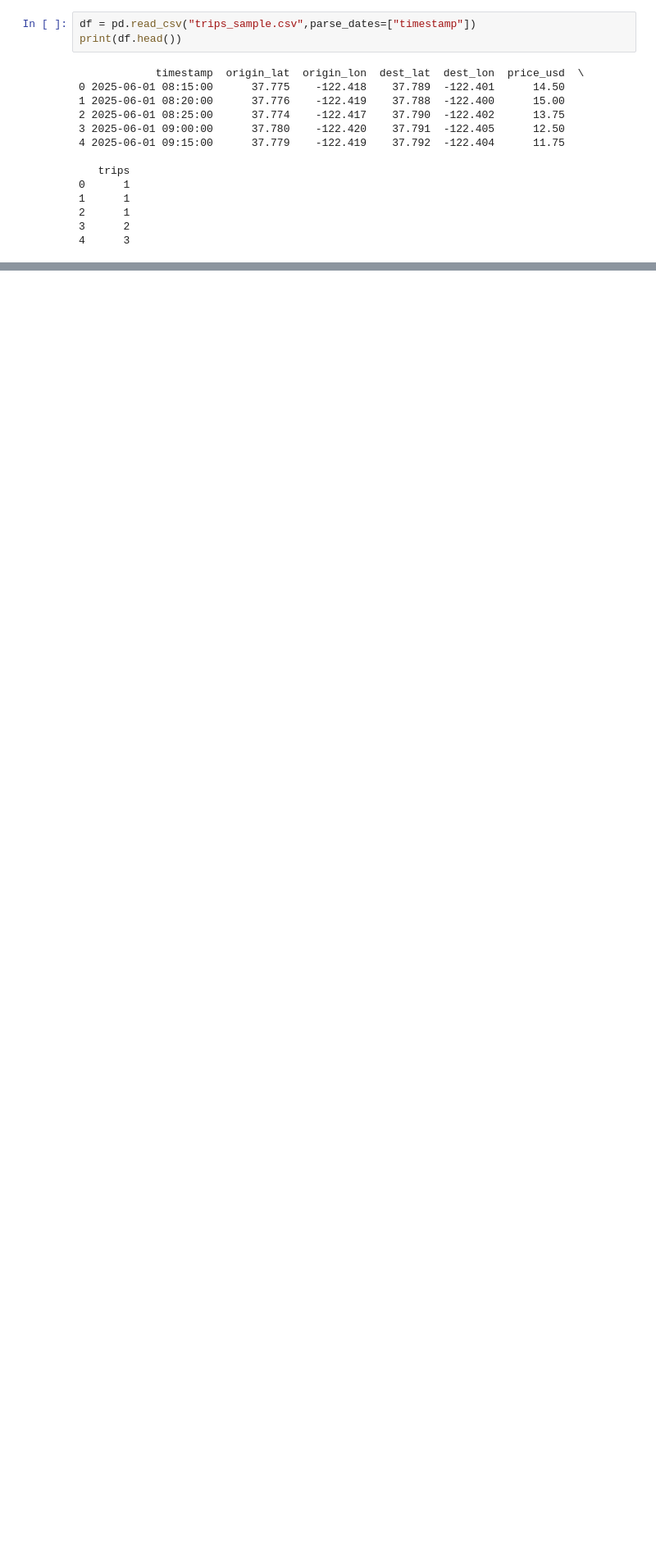
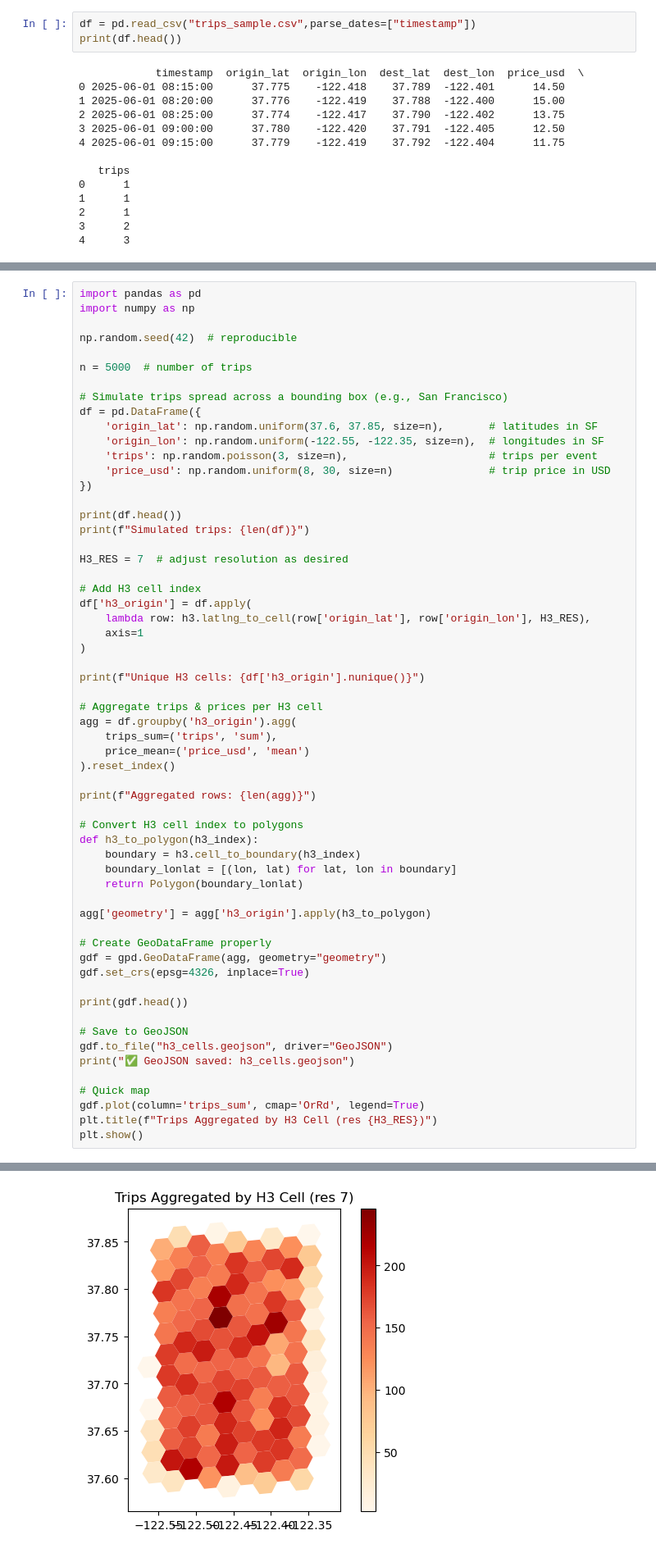
Before and after one commit to avamarinos/Uber_Internship_2025, a Jupyter notebook: Week_1/week1_exploration.ipynb, the cells around one changed output, grey strips where cells are left out. Shown at 82% size. Drawn from its saved outputs; the diff is of its cells as text; blank space fills up the shorter version.

```diff
--- a/Week_1/week1_exploration.ipynb
+++ b/Week_1/week1_exploration.ipynb
@@ -69,0 +130,60 @@ note: This error originates from a subprocess, and is likely not a problem with
+# %%
+import pandas as pd
+import numpy as np
+
+np.random.seed(42)  # reproducible
+
+n = 5000  # number of trips
+
+# Simulate trips spread across a bounding box (e.g., San Francisco)
+df = pd.DataFrame({
+    'origin_lat': np.random.uniform(37.6, 37.85, size=n),       # latitudes in SF
+    'origin_lon': np.random.uniform(-122.55, -122.35, size=n),  # longitudes in SF
+    'trips': np.random.poisson(3, size=n),                      # trips per event
+    'price_usd': np.random.uniform(8, 30, size=n)               # trip price in USD
+})
+
+print(df.head())
+print(f"Simulated trips: {len(df)}")
+
+H3_RES = 7  # adjust resolution as desired
+
+# Add H3 cell index
+df['h3_origin'] = df.apply(
+    lambda row: h3.latlng_to_cell(row['origin_lat'], row['origin_lon'], H3_RES),
+    axis=1
+)
+
+print(f"Unique H3 cells: {df['h3_origin'].nunique()}")
+
+# Aggregate trips & prices per H3 cell
+agg = df.groupby('h3_origin').agg(
+    trips_sum=('trips', 'sum'),
+    price_mean=('price_usd', 'mean')
+).reset_index()
+
+print(f"Aggregated rows: {len(agg)}")
+
+# Convert H3 cell index to polygons
+def h3_to_polygon(h3_index):
+    boundary = h3.cell_to_boundary(h3_index)
+    boundary_lonlat = [(lon, lat) for lat, lon in boundary]
+    return Polygon(boundary_lonlat)
+
+agg['geometry'] = agg['h3_origin'].apply(h3_to_polygon)
+
+# Create GeoDataFrame properly
+gdf = gpd.GeoDataFrame(agg, geometry="geometry")
+gdf.set_crs(epsg=4326, inplace=True)
+
+print(gdf.head())
+
+# Save to GeoJSON
+gdf.to_file("h3_cells.geojson", driver="GeoJSON")
+print("✅ GeoJSON saved: h3_cells.geojson")
+
+# Quick map
+gdf.plot(column='trips_sum', cmap='OrRd', legend=True)
+plt.title(f"Trips Aggregated by H3 Cell (res {H3_RES})")
+plt.show()
+# %% [output]
@@ -69,0 +207 @@ note: This error originates from a subprocess, and is likely not a problem with
+[figure, added]
```
Also changed, not shown: parts of 10 cells of this notebook, 7 other files.
